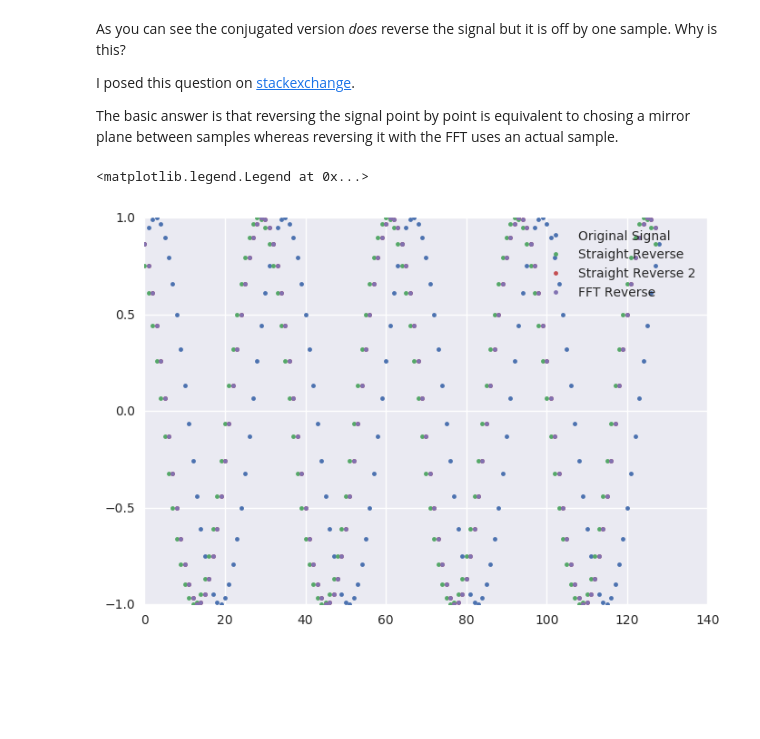
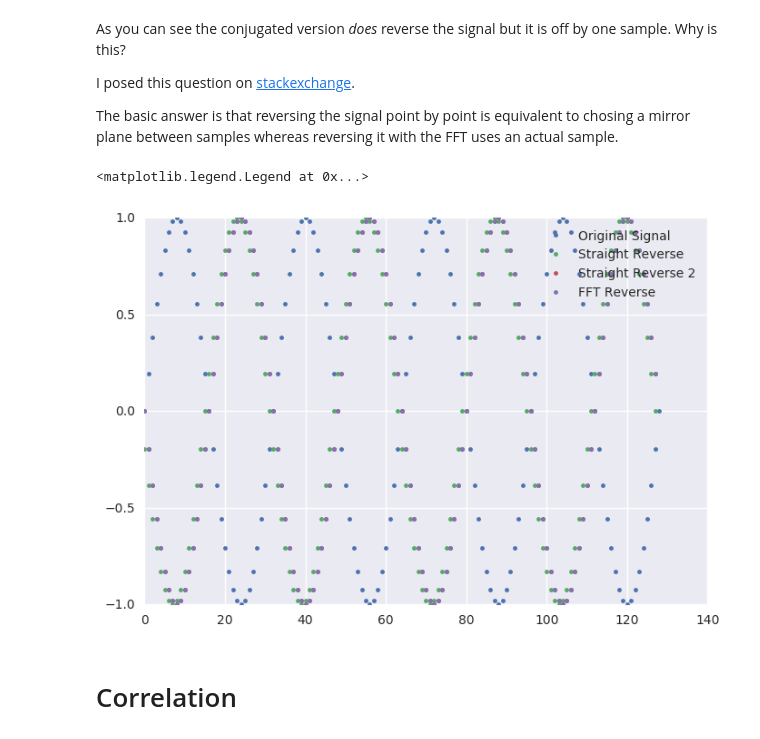
Before and after one commit to david-hoffman/pydecon, a Jupyter notebook: notebooks/FFT Convolution and other things.ipynb, the cells around one changed output. Drawn from its saved outputs; the diff is of its cells as text; code cells hidden in the pictures; blank space fills up the shorter version.

```diff
--- a/notebooks/FFT Convolution and other things.ipynb
+++ b/notebooks/FFT Convolution and other things.ipynb
@@ -143,23 +235,25 @@ I posed this question on [stackexchange](http://dsp.stackexchange.com/questions/
 The basic answer is that reversing the signal point by point is equivalent to chosing a mirror plane between samples whereas reversing it with the FFT uses an actual sample.
 # %%
 x = arange(128)
-y = sin(2 * pi * x / 128 * 4 + pi / 3)
+y = sin(2 * pi * x / 128 * 4 + pi * 0)
 # explicitly reverse about origin
 y_rev = y[::-1]
 y_rev_fft = irfft(conj(rfft(y)))
 
 x = arange(129)
-y = sin(2 * pi * x / 128 * 4 + pi / 3)
+y = sin(2 * pi * x / 128 * 4 + pi * 0)
 y_rev2 = y[:0:-1]
 
 plot(y, ".", label="Original Signal")
 plot(y_rev, ".", label="Straight Reverse")
 plot(y_rev2, ".", label="Straight Reverse 2")
 plot(y_rev_fft, ".", label="FFT Reverse")
 # plot(roll(y_rev_fft, -1), label="FFT Reverse Shift -1")
 legend()
 # %% [output]
 <matplotlib.legend.Legend at 0x...>
-[figure, old version]
+[figure, new version]
 # %%
 assert allclose(y_rev2, y_rev_fft)
+# %% [markdown]
+# Correlation
```
Also changed, not shown: parts of 38 cells of this notebook, 1 other file.
